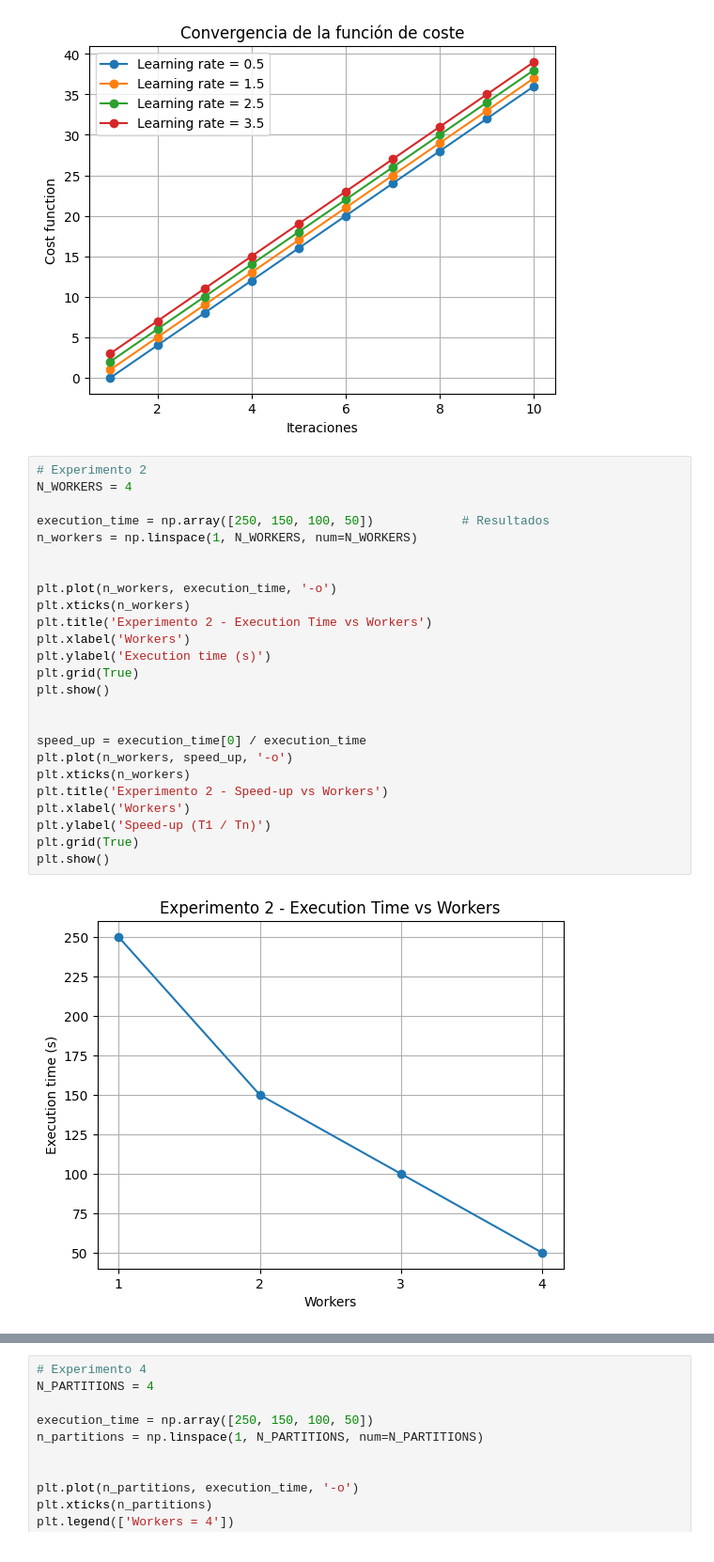
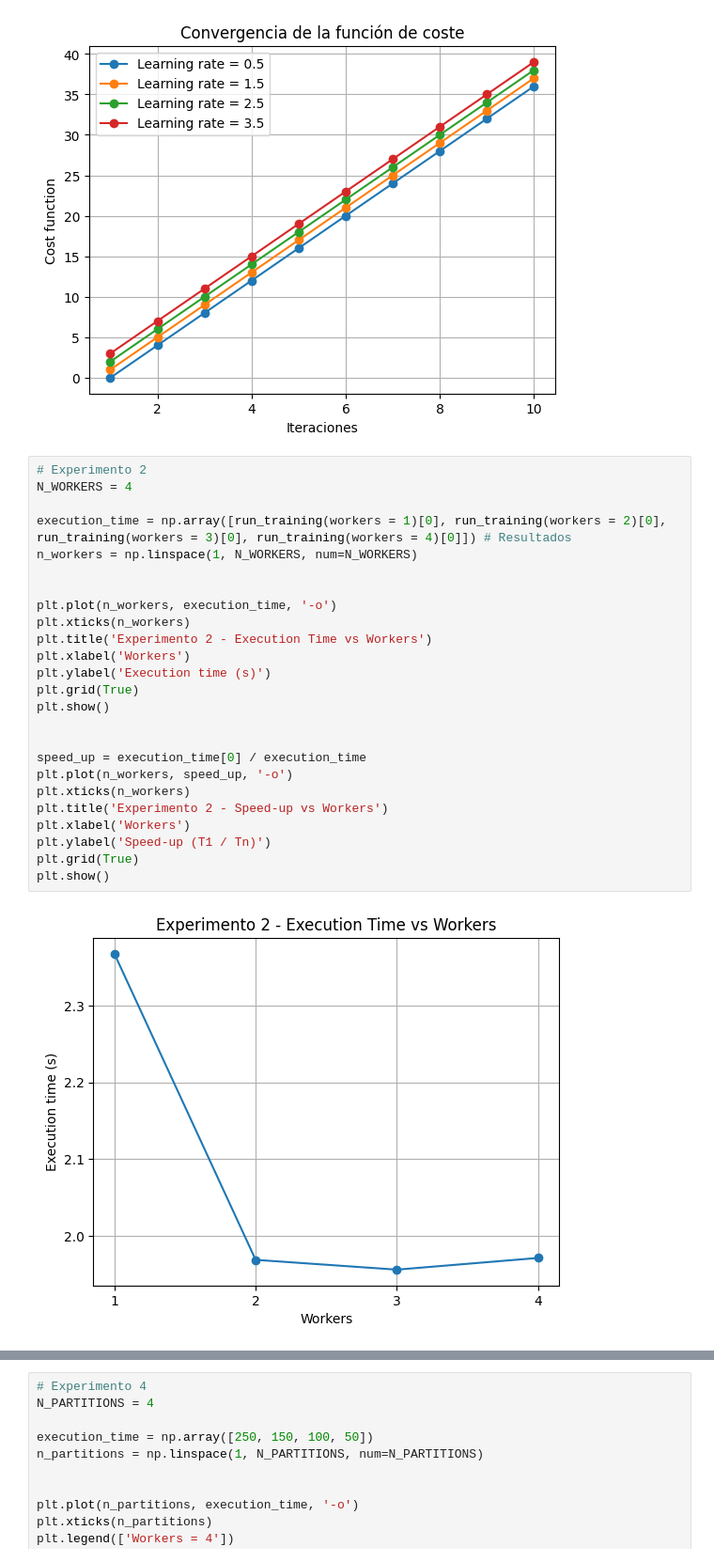
Before and after one commit to Fernandezaginer/MUSSDE_SPAI_P1, a Jupyter notebook: graficos_experimentos.ipynb, the cells around one changed output, grey strips where cells are left out. Shown at 94% size. Saved outputs shown, nothing was run; the diff lists cells and outputs as text.

```diff
--- a/graficos_experimentos.ipynb
+++ b/graficos_experimentos.ipynb
@@ -52,27 +52,27 @@ plt.show()
 # %%
 # Experimento 2
 N_WORKERS = 4
 
-execution_time = np.array([250, 150, 100, 50])            # Resultados
+execution_time = np.array([run_training(workers = 1)[0], run_training(workers = 2)[0], run_training(workers = 3)[0], run_training(workers = 4)[0]]) # Resultados
 n_workers = np.linspace(1, N_WORKERS, num=N_WORKERS)
 
 
 plt.plot(n_workers, execution_time, '-o')
 plt.xticks(n_workers)
 plt.title('Experimento 2 - Execution Time vs Workers')
 plt.xlabel('Workers')
 plt.ylabel('Execution time (s)')
 plt.grid(True)
 plt.show()
 
 
 speed_up = execution_time[0] / execution_time
 plt.plot(n_workers, speed_up, '-o')
 plt.xticks(n_workers)
 plt.title('Experimento 2 - Speed-up vs Workers')
 plt.xlabel('Workers')
 plt.ylabel('Speed-up (T1 / Tn)')
 plt.grid(True)
 plt.show()
 # %% [output]
-[figure, old version]
+[figure, new version]
```
Also changed, not shown: parts of 3 cells of this notebook, 1 other file.
